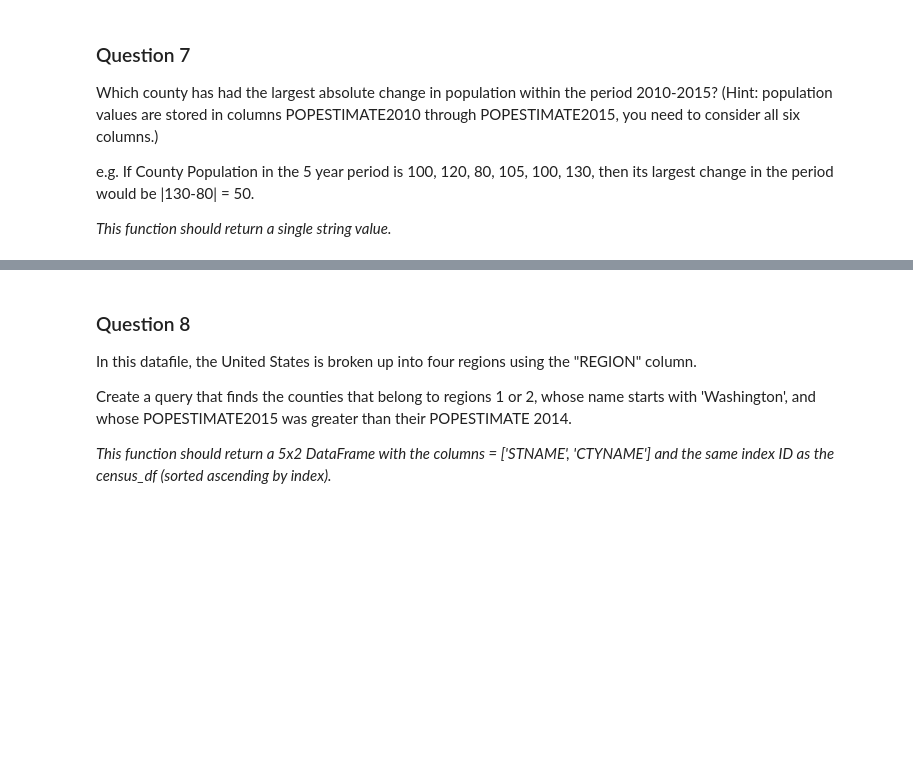
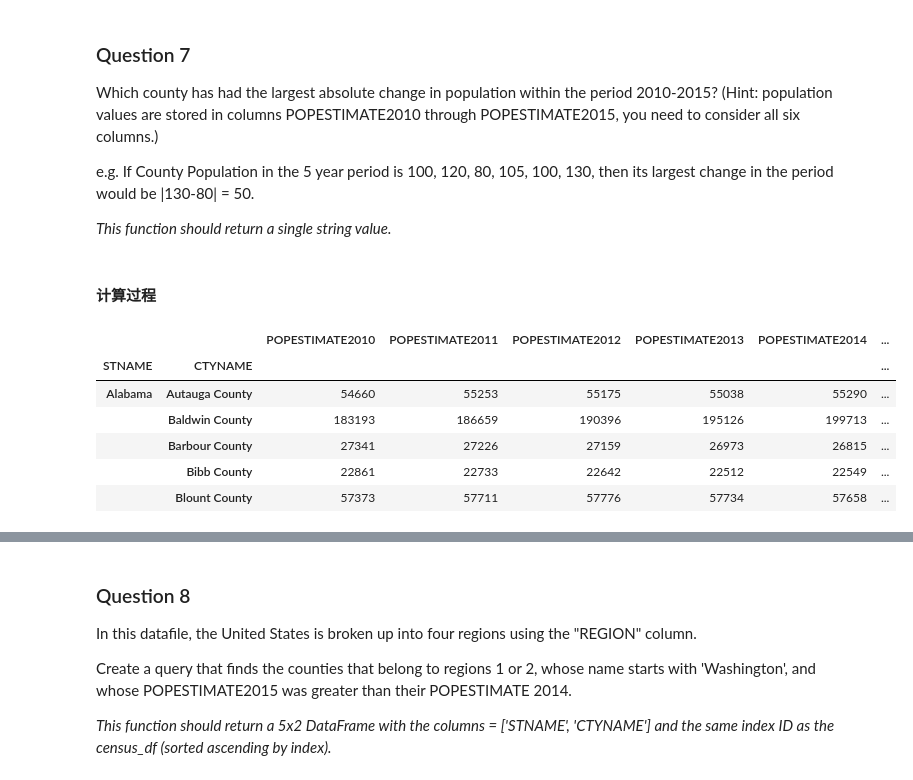
Before and after one commit to yunjcai/Applied-Data-Science-with-Python-Specialization, a Jupyter notebook: 1. Introduction to Data Science in Python/Week 2/Assignment+2.ipynb, the cells around one changed output, grey strips where cells are left out. Saved outputs shown, nothing was run; the diff lists cells and outputs as text; code cells hidden in the pictures; blank space fills up the shorter version.

```diff
--- a/1. Introduction to Data Science in Python/Week 2/Assignment+2.ipynb
+++ b/1. Introduction to Data Science in Python/Week 2/Assignment+2.ipynb
@@ -148,3 +378,22 @@ Which county has had the largest absolute change in population within the period
 e.g. If County Population in the 5 year period is 100, 120, 80, 105, 100, 130, then its largest change in the period would be |130-80| = 50.
 
 *This function should return a single string value.*
+# %% [markdown]
+#### 计算过程
+# %%
+# 清除州名和郡名相同的错误信息 (郡名和州名相同，表示该州的小计，但可能统计错误)
+census_state = census_df[census_df['STNAME'] != census_df['CTYNAME']]
+# %%
+# 以州和郡名组成双 index，并提取相关列，组成新的 DataFrame。
+county_pop = census_state.set_index(['STNAME','CTYNAME']).loc[:,['POPESTIMATE2010',
+                                     'POPESTIMATE2011','POPESTIMATE2012','POPESTIMATE2013',
+                                     'POPESTIMATE2014','POPESTIMATE2015']]
+county_pop.head()
+# %% [output]
+|  |  | POPESTIMATE2010 | POPESTIMATE2011 | POPESTIMATE2012 | POPESTIMATE2013 | POPESTIMATE2014 | ... |
+| STNAME | CTYNAME |  |  |  |  |  | ... |
+| Alabama | Autauga County | 54660 | 55253 | 55175 | 55038 | 55290 | ... |
+|  | Baldwin County | 183193 | 186659 | 190396 | 195126 | 199713 | ... |
+|  | Barbour County | 27341 | 27226 | 27159 | 26973 | 26815 | ... |
+|  | Bibb County | 22861 | 22733 | 22642 | 22512 | 22549 | ... |
+|  | Blount County | 57373 | 57711 | 57776 | 57734 | 57658 | ... |
```
Also changed, not shown: parts of 59 cells of this notebook.
